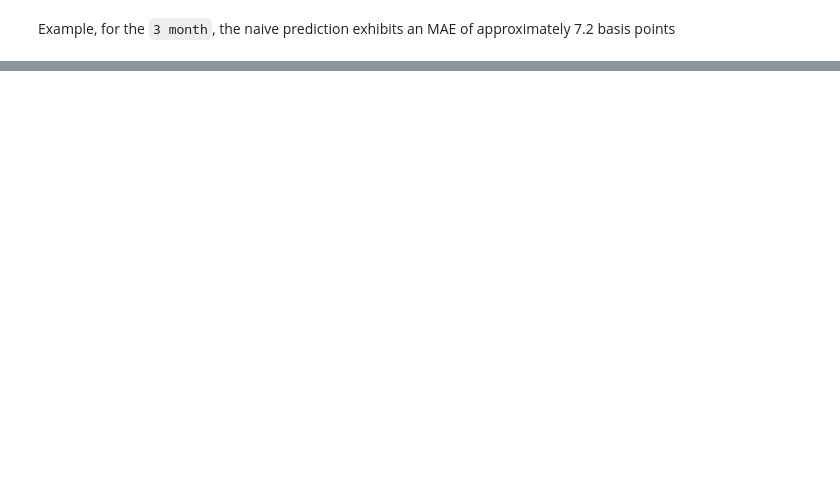
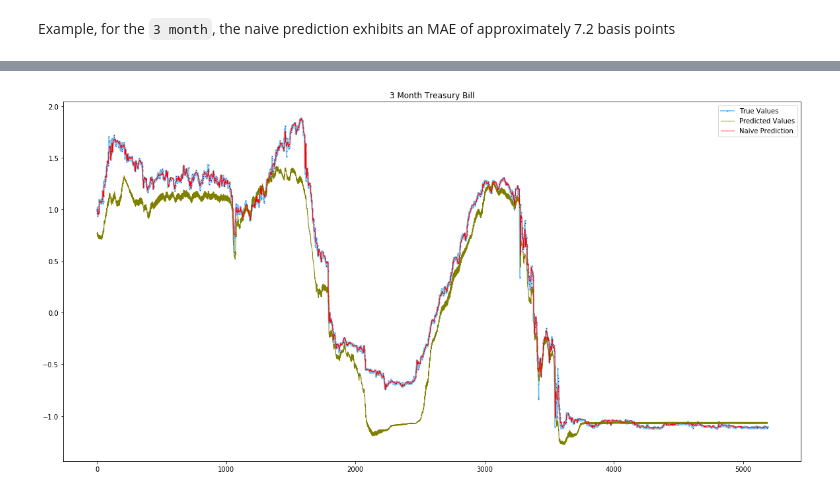
Before and after one commit to NicholasOgawa/EconML, a Jupyter notebook: CreditSpreads.ipynb, the cells around one changed output, grey strips where cells are left out. Cells and saved outputs as stored; diff of their text form; code cells hidden in the pictures; blank space fills up the shorter version.

```diff
--- a/CreditSpreads.ipynb
+++ b/CreditSpreads.ipynb
@@ -534,0 +604,22 @@ plt.show()
+# %%
+model_predict = model.predict(Xtrain)
+# %%
+y_naivepred = np.swapaxes(y_naivepred, 1, -1) #Before you execute this function, check out the shape. All we need to do is swap the last two axes.
+# %%
+y_ = np.array([])
+pred_ = np.array([])
+naive_ = np.array([])
+for i in range(0,len(Ytrain),5):
+    y_ = np.concatenate((y_, Ytrain[i,0,:]))
+    pred_ = np.concatenate((pred_, model_predict[i,0,:]))
+    naive_ = np.concatenate((naive_, y_naivepred[i,0,:]))
+# %%
+plt.figure(figsize=(20,10))
+plt.plot(y_ ,marker='o', markerfacecolor='blue', markersize=2, color='skyblue', linewidth=2, label = 'True Values')
+plt.plot(pred_, marker='', color='olive', linewidth=1, label = 'Predicted Values')
+plt.plot(naive_, color= 'red', linewidth=1, label = 'Naive Prediction')
+plt.plot(x= df_train.index[lags + steps - 1:])
+plt.title("3 Month Treasury Bill")
+plt.legend();
+# %% [output]
+[figure, added]
```
Also changed, not shown: parts of 44 cells of this notebook.
